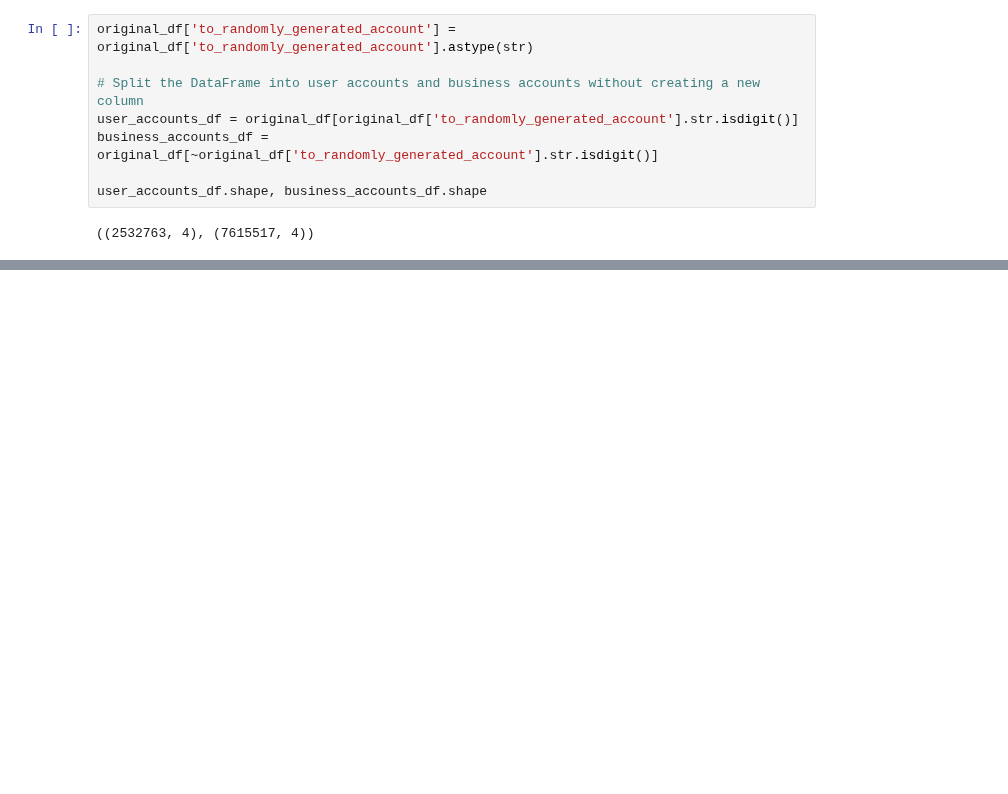
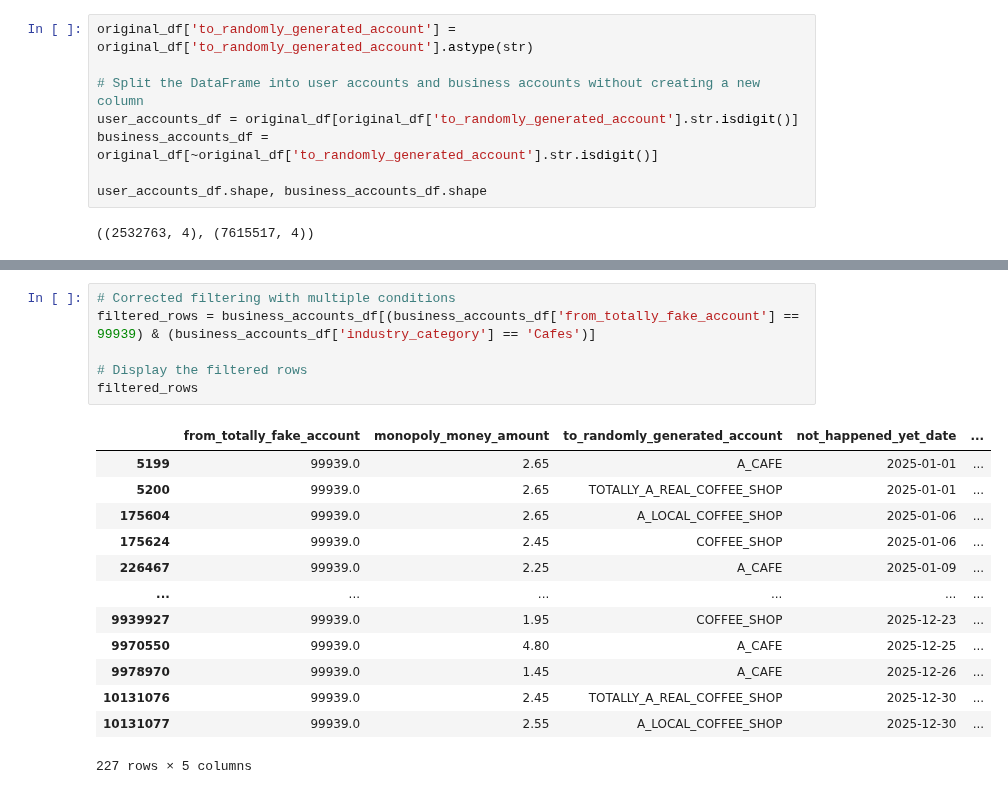
Before and after one commit to UoB-DSMP-2023-24/dsmp-2024-group27, a Jupyter notebook: AnomalyDetection/AnomalyDetectionPerUser.ipynb, the cells around one changed output, grey strips where cells are left out. Saved outputs shown, nothing was run; the diff lists cells and outputs as text; blank space fills up the shorter version.

```diff
--- a/AnomalyDetection/AnomalyDetectionPerUser.ipynb
+++ b/AnomalyDetection/AnomalyDetectionPerUser.ipynb
@@ -172,0 +452,20 @@ user_accounts_df.head(30)
+# %%
+# Corrected filtering with multiple conditions
+filtered_rows = business_accounts_df[(business_accounts_df['from_totally_fake_account'] == 99939) & (business_accounts_df['industry_category'] == 'Cafes')]
+
+# Display the filtered rows
+filtered_rows
+# %% [output]
+|  | from_totally_fake_account | monopoly_money_amount | to_randomly_generated_account | not_happened_yet_date | ... |
+| 5199 | 99939.0 | 2.65 | A_CAFE | 2025-01-01 | ... |
+| 5200 | 99939.0 | 2.65 | TOTALLY_A_REAL_COFFEE_SHOP | 2025-01-01 | ... |
+| 175604 | 99939.0 | 2.65 | A_LOCAL_COFFEE_SHOP | 2025-01-06 | ... |
+| 175624 | 99939.0 | 2.45 | COFFEE_SHOP | 2025-01-06 | ... |
+| 226467 | 99939.0 | 2.25 | A_CAFE | 2025-01-09 | ... |
+| ... | ... | ... | ... | ... | ... |
+| 9939927 | 99939.0 | 1.95 | COFFEE_SHOP | 2025-12-23 | ... |
+| 9970550 | 99939.0 | 4.80 | A_CAFE | 2025-12-25 | ... |
+| 9978970 | 99939.0 | 1.45 | A_CAFE | 2025-12-26 | ... |
+| 10131076 | 99939.0 | 2.45 | TOTALLY_A_REAL_COFFEE_SHOP | 2025-12-30 | ... |
+| 10131077 | 99939.0 | 2.55 | A_LOCAL_COFFEE_SHOP | 2025-12-30 | ... |
+227 rows × 5 columns
```
Also changed, not shown: parts of 15 cells of this notebook, 8 other files.
